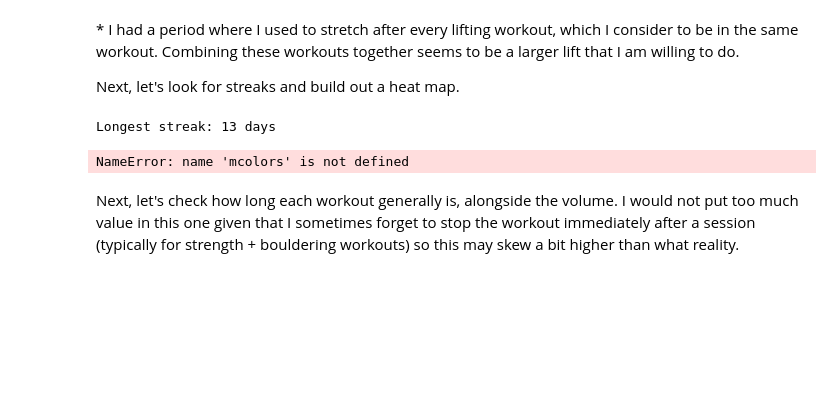
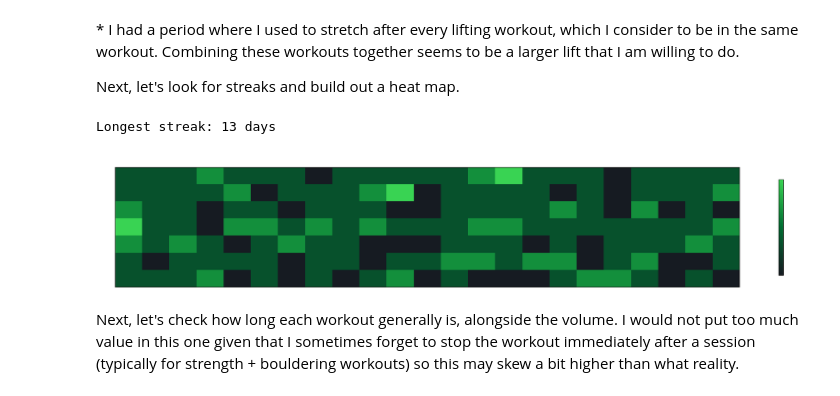
Before and after one commit to jinsung-kim/internet-experiments, a Jupyter notebook: garmin_analysis.ipynb, the cells around one changed output. Cells and saved outputs as stored; diff of their text form; code cells hidden in the pictures; blank space fills up the shorter version.

```diff
--- a/garmin_analysis.ipynb
+++ b/garmin_analysis.ipynb
@@ -187,6 +187,8 @@ Average Workouts/Week*: 7.0 sessions
 
 Next, let's look for streaks and build out a heat map.
 # %%
+import matplotlib.colors as mcolors
+
 active_days = sorted(df['date_only'].unique())
 active_set = set(active_days)
 
@@ -209,35 +211,35 @@ longest = max(all_streaks, key=lambda x: x[2])
 print(f"Longest streak: {longest[2]} days")
 
 date_range = pd.date_range(df['Date'].min().date(), df['Date'].max().date())
 cal_df = pd.DataFrame({'date': date_range})
 counts_per_day = df.groupby('date_only').size().reset_index(name='n')
 counts_per_day['date_only'] = pd.to_datetime(counts_per_day['date_only'])
 cal_df = cal_df.merge(counts_per_day, left_on='date', right_on='date_only', how='left').fillna(0)
 cal_df['week_num'] = (cal_df['date'] - cal_df['date'].min()).dt.days // 7
 cal_df['dow'] = cal_df['date'].dt.dayofweek
 
 pivot = cal_df.pivot_table(index='dow', columns='week_num', values='n', aggfunc='sum').fillna(0)
 
-BG = '#0f0f0f'
+BG = plt.rcParams['figure.facecolor']
 cmap = mcolors.LinearSegmentedColormap.from_list('gh_greens', ['#161b22', '#006d32', '#39d353'])
 
 with plt.rc_context({'axes.facecolor': BG, 'figure.facecolor': BG,
 					 'text.color': 'white', 'axes.labelcolor': 'white',
 					 'xtick.color': 'white', 'ytick.color': 'white'}):
 	fig, ax = plt.subplots(figsize=(20, 3.5))
 	im = ax.imshow(pivot.values, aspect='auto', cmap=cmap, vmin=0, vmax=3,
 				   interpolation='nearest')
 	ax.set_yticks(range(7))
 	ax.set_yticklabels(['Mon','Tue','Wed','Thu','Fri','Sat','Sun'], fontsize=9)
 	ax.set_xticks([])
 	ax.set_title('Activity Heatmap — every day in the last 6 months', pad=8)
 	cb = plt.colorbar(im, ax=ax, label='sessions/day', shrink=0.8)
 	cb.ax.yaxis.set_tick_params(color='white')
 	plt.tight_layout()
 	plt.show()
 # %% [output]
 Longest streak: 13 days
-NameError: name 'mcolors' is not defined
+[figure, added]
 # %% [markdown]
 Next, let's check how long each workout generally is, alongside the volume. I would not put too much value in this one given that I sometimes forget to stop the workout immediately after a session (typically for strength + bouldering workouts) so this may skew a bit higher than what reality.
 # %%
```
